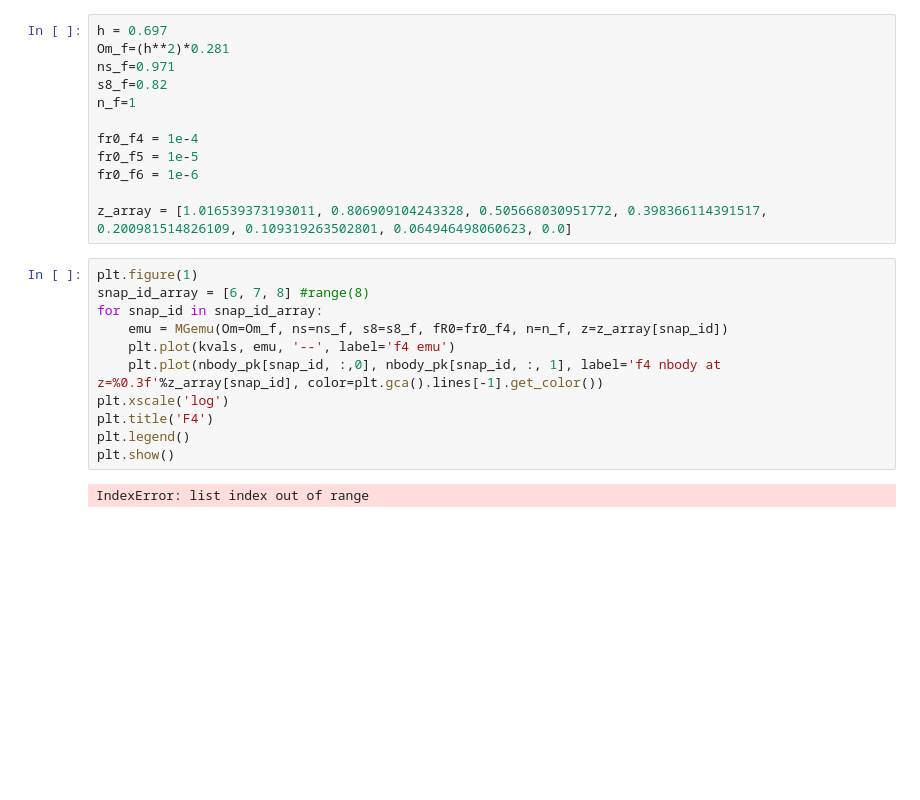
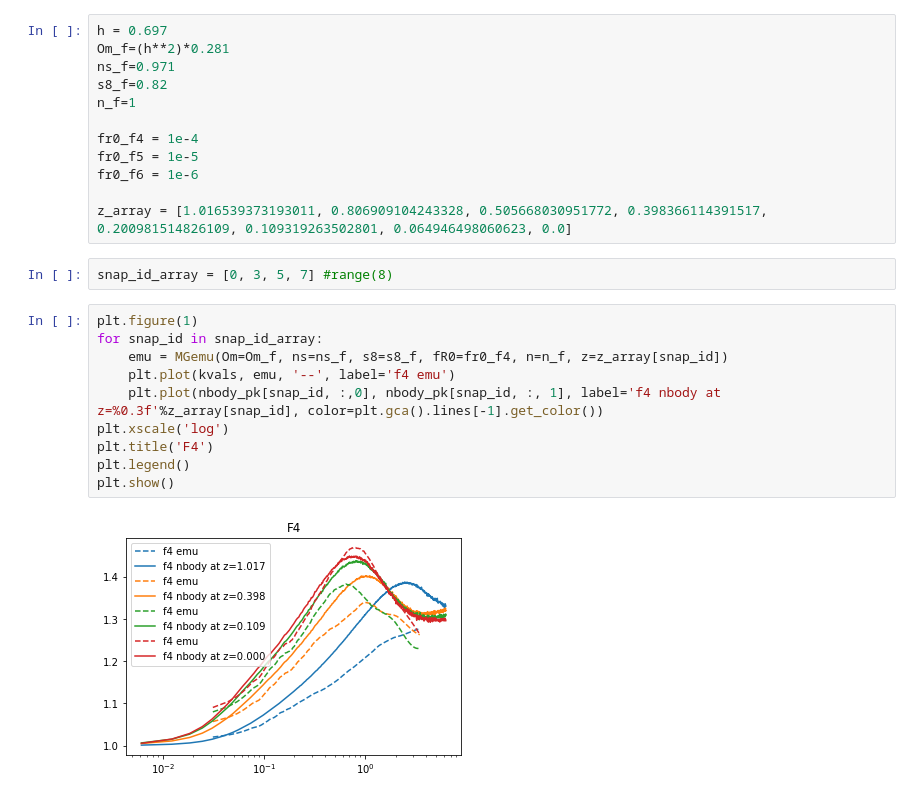
Before and after one commit to nesar/MGemulator, a Jupyter notebook: MGemu_z_allSnaps.ipynb, the cells around one changed output. Drawn from its saved outputs; the diff is of its cells as text; blank space fills up the shorter version.

```diff
--- a/MGemu_z_allSnaps.ipynb
+++ b/MGemu_z_allSnaps.ipynb
@@ -107,18 +107,19 @@ fr0_f5 = 1e-5
 fr0_f6 = 1e-6
 
 z_array = [1.016539373193011, 0.806909104243328, 0.505668030951772, 0.398366114391517, 0.200981514826109, 0.109319263502801, 0.064946498060623, 0.0]
+# %%
+snap_id_array = [0, 3, 5, 7] #range(8)
 # %%
 plt.figure(1)
-snap_id_array = [6, 7, 8] #range(8)
 for snap_id in snap_id_array:
     emu = MGemu(Om=Om_f, ns=ns_f, s8=s8_f, fR0=fr0_f4, n=n_f, z=z_array[snap_id])
     plt.plot(kvals, emu, '--', label='f4 emu')
     plt.plot(nbody_pk[snap_id, :,0], nbody_pk[snap_id, :, 1], label='f4 nbody at z=%0.3f'%z_array[snap_id], color=plt.gca().lines[-1].get_color())
 plt.xscale('log')
 plt.title('F4')
 plt.legend()
 plt.show()
 # %% [output]
-IndexError: list index out of range
+[figure, added]
 # %%
 plt.figure(2)
```
Also changed, not shown: parts of 2 cells of this notebook.
